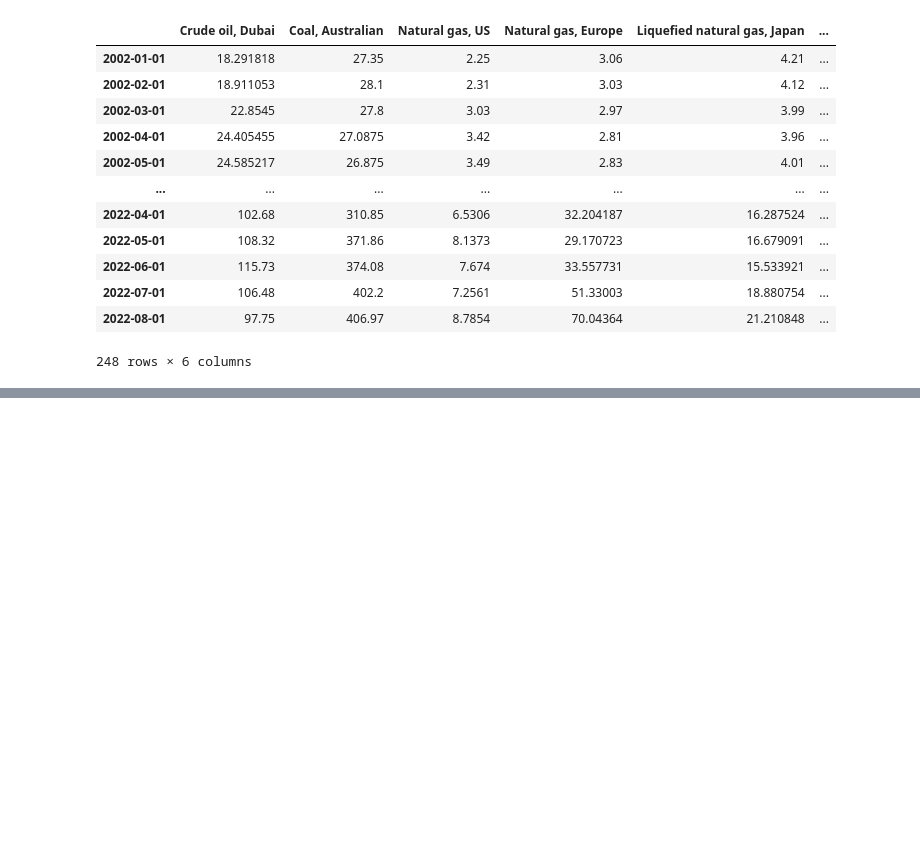
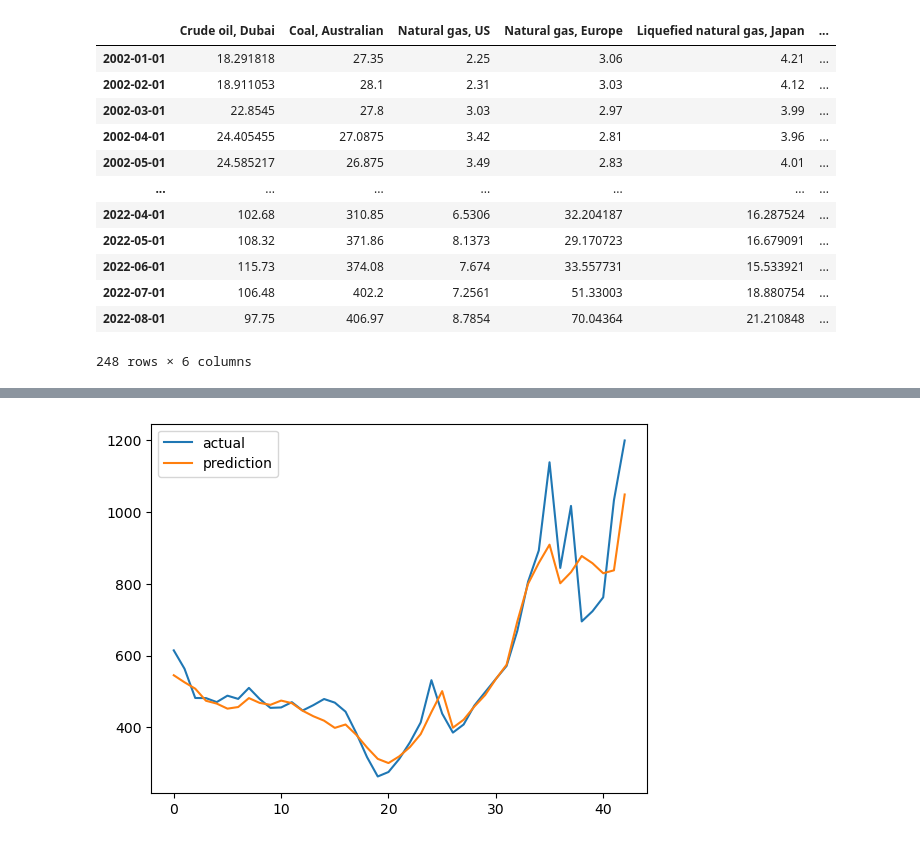
Before and after one commit to moonstar0301/LNG_price_prediction_model, a Jupyter notebook: lstm_model.ipynb, the cells around one changed output, grey strips where cells are left out. Saved outputs shown, nothing was run; the diff lists cells and outputs as text; code cells hidden in the pictures; blank space fills up the shorter version.

Commit message:
prototype model

```diff
--- a/lstm_model.ipynb
+++ b/lstm_model.ipynb
@@ -34,0 +112,19 @@ source_df
+# %%
+# 예측
+y_train_predicted = model.predict(X_train_processed)
+y_test_predicted = model.predict(X_test_processed)
+
+# 스케일링 복원
+y_train_predicted = scaler_y.inverse_transform(y_train_predicted)
+y_test_predicted = scaler_y.inverse_transform(y_test_predicted)
+y_train_actual = scaler_y.inverse_transform(y_train_processed.reshape(-1, 1))
+y_test_actual = scaler_y.inverse_transform(y_test_processed.reshape(-1, 1))
+
+# MAPE 계산
+def mape(y_true, y_pred):
+    return np.mean(np.abs((y_true - y_pred) / y_true)) * 100
+
+train_mape = mape(y_train_actual, y_train_predicted)
+test_mape = mape(y_test_actual, y_test_predicted)
+print('Train MAPE:', train_mape)
+print('Test MAPE:', test_mape)
@@ -34,0 +142,9 @@ source_df
+# %%
+import matplotlib.pyplot as plt
+#test_mape = mape(y_test_actual, y_test_predicted)
+plt.plot(y_test_actual, label='actual')
+plt.plot(y_test_predicted, label='prediction')
+plt.legend()
+plt.show()
+# %% [output]
+[figure, added]
```
Also changed, not shown: parts of 2 cells of this notebook.
